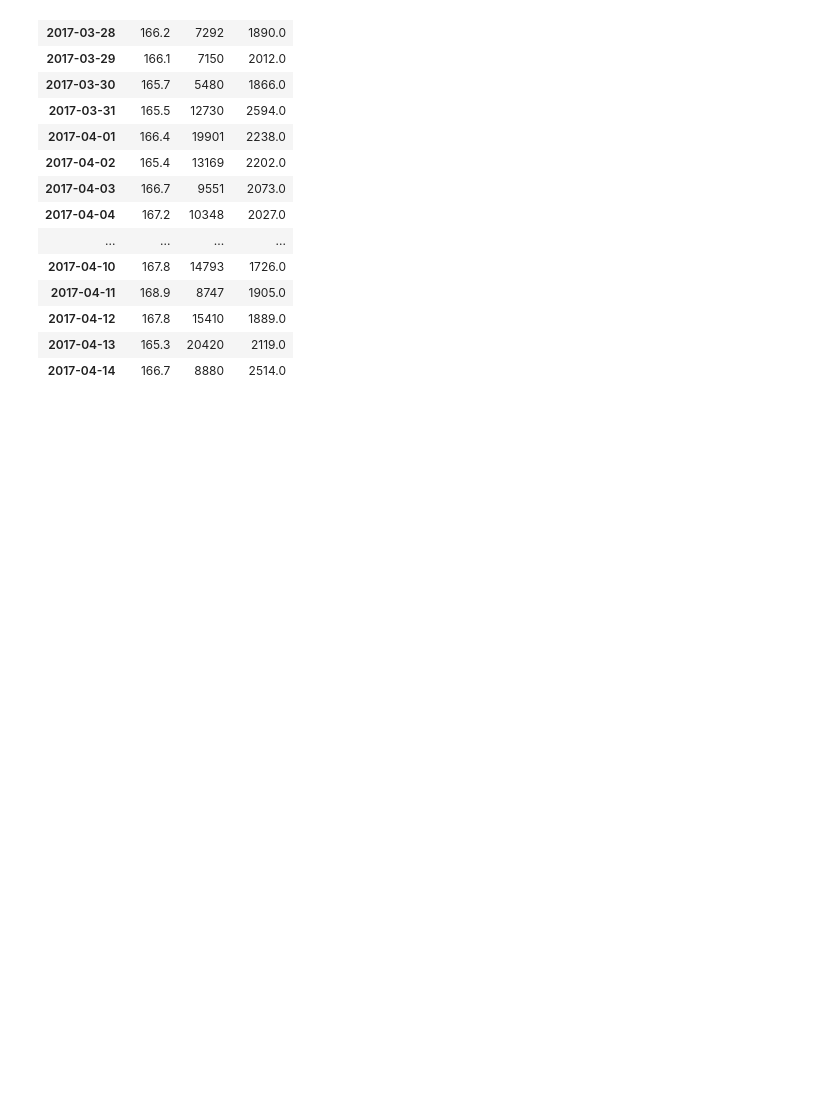
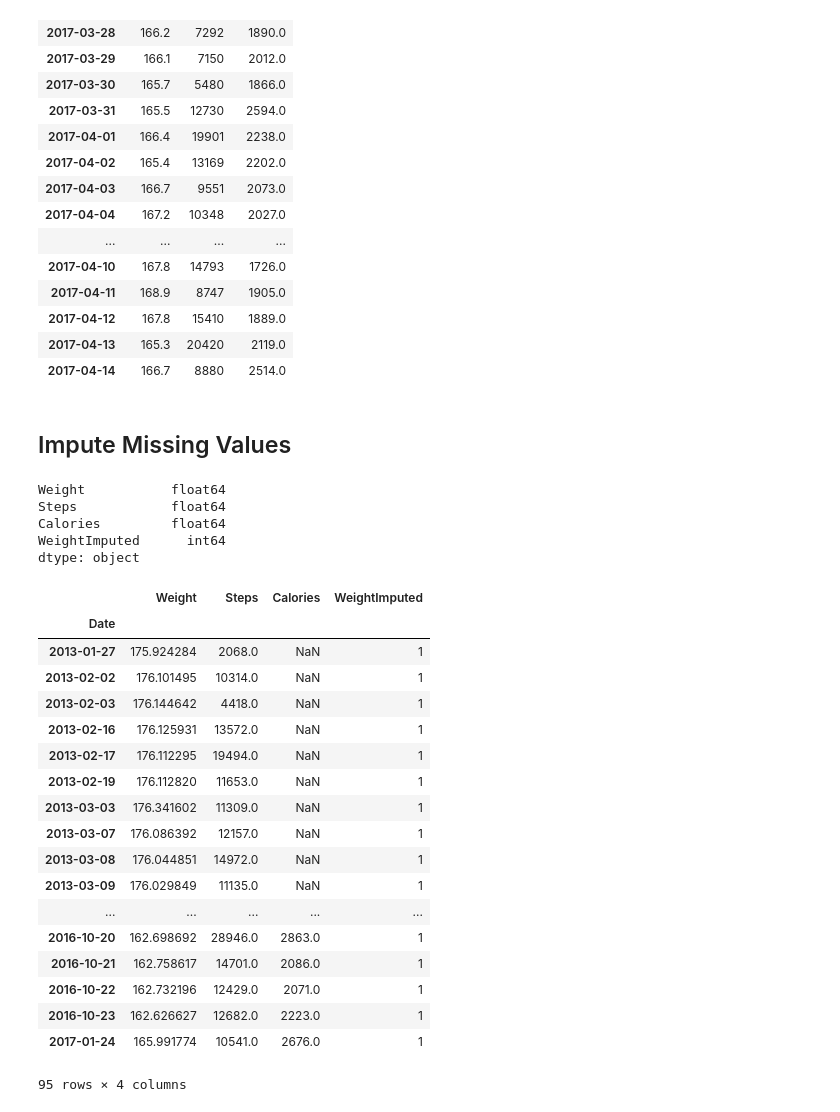
Before and after one commit to jamieinfinity/worldline-wgt, a Jupyter notebook: scratchpad/gathering_data/gather_data.ipynb, the cells around one changed output. Drawn from its saved outputs; the diff is of its cells as text; code cells hidden in the pictures; blank space fills up the shorter version.

Commit message:
closes #8 - added code to daily refresh that fills in missing weights with interpolated values along with a new column tagging which rows were imputed - Jamie

```diff
--- a/scratchpad/gathering_data/gather_data.ipynb
+++ b/scratchpad/gathering_data/gather_data.ipynb
@@ -351,3 +354,37 @@ if os.path.isfile(db_file_name):
     etl.copy_file(db_file_name, backup_file_name)
 # %%
 pd.io.sql.to_sql(updated_df, 'fitness', conn, if_exists='replace')
+# %% [markdown]
+## Impute Missing Values
+# %%
+db_df = pd.io.sql.read_sql_table('fitness', 'sqlite:///'+db_file_name, index_col='Date', parse_dates=['Date'])
+# %%
+db_df.dtypes
+# %% [output]
+Weight           float64
+Steps            float64
+Calories         float64
+WeightImputed      int64
+dtype: object
+# %%
+db_df[db_df['WeightImputed']==1]
+# %% [output]
+|  | Weight | Steps | Calories | WeightImputed |
+| Date |  |  |  |  |
+| 2013-01-27 | 175.924284 | 2068.0 | NaN | 1 |
+| 2013-02-02 | 176.101495 | 10314.0 | NaN | 1 |
+| 2013-02-03 | 176.144642 | 4418.0 | NaN | 1 |
+| 2013-02-16 | 176.125931 | 13572.0 | NaN | 1 |
+| 2013-02-17 | 176.112295 | 19494.0 | NaN | 1 |
+| 2013-02-19 | 176.112820 | 11653.0 | NaN | 1 |
+| 2013-03-03 | 176.341602 | 11309.0 | NaN | 1 |
+| 2013-03-07 | 176.086392 | 12157.0 | NaN | 1 |
+| 2013-03-08 | 176.044851 | 14972.0 | NaN | 1 |
+| 2013-03-09 | 176.029849 | 11135.0 | NaN | 1 |
+| ... | ... | ... | ... | ... |
+| 2016-10-20 | 162.698692 | 28946.0 | 2863.0 | 1 |
+| 2016-10-21 | 162.758617 | 14701.0 | 2086.0 | 1 |
+| 2016-10-22 | 162.732196 | 12429.0 | 2071.0 | 1 |
+| 2016-10-23 | 162.626627 | 12682.0 | 2223.0 | 1 |
+| 2017-01-24 | 165.991774 | 10541.0 | 2676.0 | 1 |
+95 rows × 4 columns
```
Also changed, not shown: parts of 2 cells of this notebook, 5 other files.
